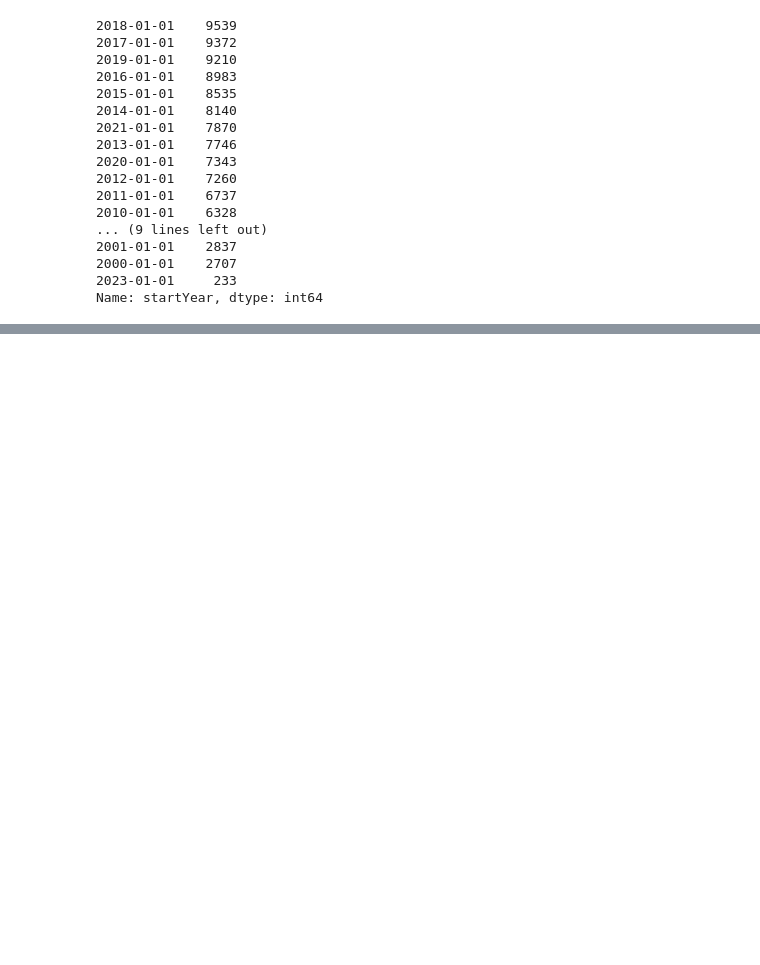
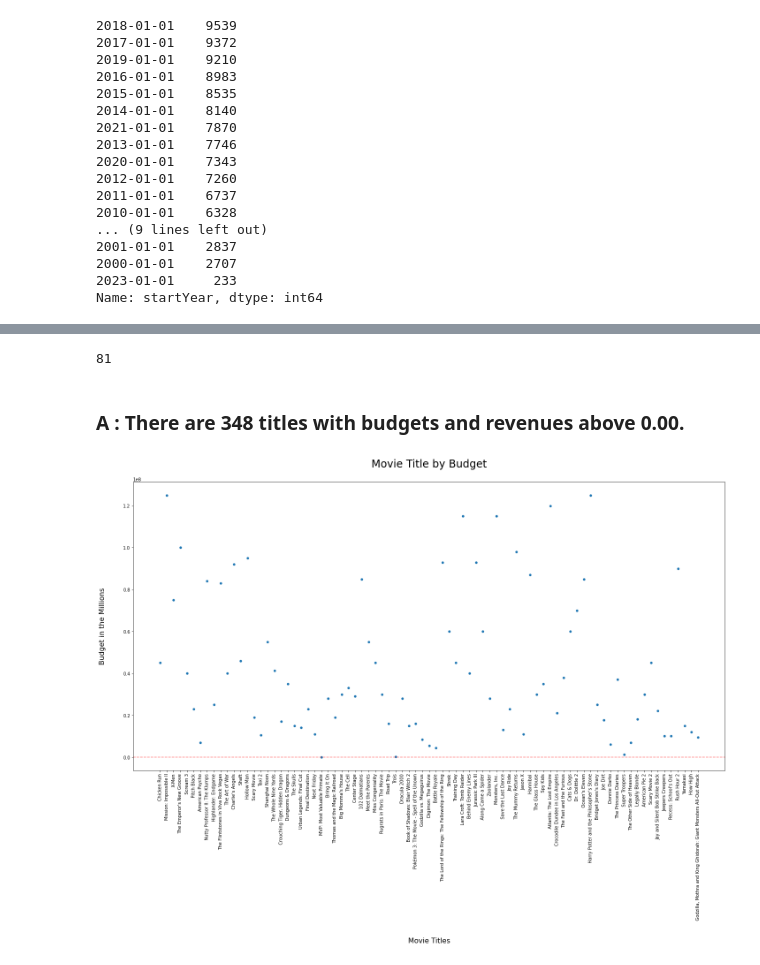
Before and after one commit to starkjones/IMDB-Queries, a Jupyter notebook: Project 3 IMBD Queries Part 2.ipynb, the cells around one changed output, grey strips where cells are left out. Cells and saved outputs as stored; diff of their text form; code cells hidden in the pictures; blank space fills up the shorter version.

```diff
--- a/Project 3 IMBD Queries Part 2.ipynb
+++ b/Project 3 IMBD Queries Part 2.ipynb
@@ -229,0 +275,8 @@ final_year_df.to_csv(csv_fname, compression="gzip", index=False)
+# %%
+# Combine / Concatinate separate DataFrames:
+
+combined = [year2000, year2001]
+
+finalyears = pd.concat(combined)
+
+finalyears.head()
@@ -229,0 +315,16 @@ final_year_df.to_csv(csv_fname, compression="gzip", index=False)
+# %%
+# Excluding titles with a budget of 0.
+
+budget = finalyears.loc[finalyears['budget'].copy() != 0]
+
+finalyears = budget
+# %%
+# Excluding titles with 0 revenue:
+
+revenue = finalyears.loc[finalyears['revenue'].copy() != 0]
+
+finalyears = revenue
+# %%
+finalyears.dropna(inplace = True)
+
+finalyears.head()
@@ -229,0 +347,21 @@ final_year_df.to_csv(csv_fname, compression="gzip", index=False)
+# %%
+len(finalyears['title'])
+# %% [output]
+81
+# %% [markdown]
+### A : There are 348 titles with budgets and revenues above 0.00.
+# %%
+import seaborn as sns
+import matplotlib.pyplot as plt
+
+
+fig, axes = plt.subplots(nrows = 1, ncols = 1, figsize = (24,12))
+sns.scatterplot(data = finalyears, x = 'title' , y = 'budget')
+plt.axhline(y=0, color = 'red', alpha = .5, ls = 'dashed');
+
+plt.title('Movie Title by Budget\n', fontsize =24)
+plt.ylabel('Budget in the Millions\n\n', fontsize=16);
+plt.xlabel('\n\nMovie Titles', fontsize=16);
+plt.xticks(rotation=90);
+# %% [output]
+[figure, added]
```
Also changed, not shown: parts of 29 cells of this notebook, 11 other files.
